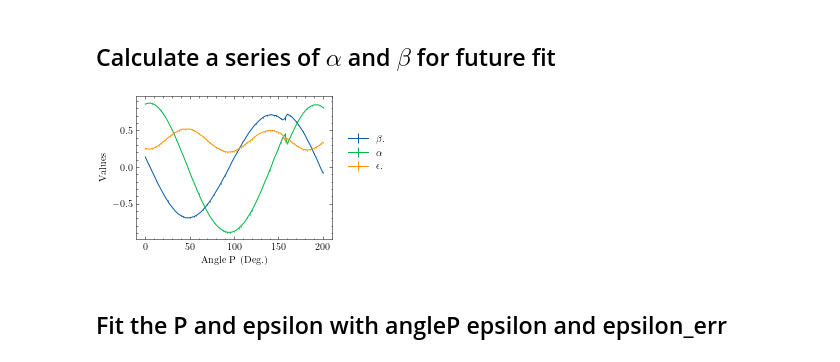
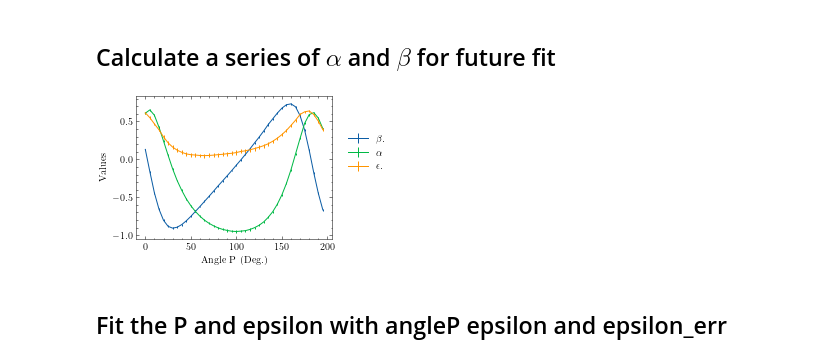
Before and after one commit to cxypnp/refractionIndexJUNO, a Jupyter notebook: fitcalibration_jinhao.ipynb, the cells around one changed output. Drawn from its saved outputs; the diff is of its cells as text; code cells hidden in the pictures.

```diff
--- a/fitcalibration_jinhao.ipynb
+++ b/fitcalibration_jinhao.ipynb
@@ -140,13 +140,14 @@ def reader(filename,angleP,use):
     while(1):
         try:
             temp=next(inputfile).split()
-            if(float(temp[4])!=(angleP)):
+            if temp[4]!=angleP:
                 continue
             data.time.append(i*0.5)
-            if(use=='measurement'):
-                data.current.append(1e6*float(temp[2])-dark_measurement)
-            elif(use=='monitor'):
-                data.current.append(1e6*float(temp[2])-dark_monitor)
+            data.current.append(1e6*float(temp[2]))
+            # if(use=='measurement'):
+                # data.current.append(1e6*float(temp[2])-dark_measurement)
+            # elif(use=='monitor'):
+                # data.current.append(1e6*float(temp[2])-dark_monitor)
             i=i+1
         except StopIteration:
             break
@@ -170,15 +171,15 @@ angleA=npy.array([(i+1)*10/180*pi for i in range(36)])
 angleP=[]
 # angleA=angleA[3:-3]
 
-for ip in range(81):
+for ip in range(40):
     signal_cut=npy.array([])
     time_cut=npy.array([])
-    angleP_temp=ip*2.5    #in degree
+    angleP_temp=ip*5    #in degree
     window=10
     angleP.append(angleP_temp)
     angleP_radian.append(angleP_temp/180*pi)
-    data_measurement=reader('measurement.txt',angleP_temp,'measurement')
-    data_monitor=reader('monitor.txt',angleP_temp,'monitor')
+    data_measurement=reader('dataSi/calibration/measurement.txt','w450'+'p'+str(int(angleP_temp)),'measurement')
+    data_monitor=reader('dataSi/calibration/monitor.txt','w450'+'p'+str(int(angleP_temp)),'monitor')
     # print(len(data_measurement.current))
     # print(len(data_monitor.current))
     length=-len(data_measurement.current)+len(data_monitor.current)
@@ -244,7 +245,7 @@ for ip in range(81):
     fig.legend(bbox_to_anchor=(0.95, 0.7), loc=2, borderaxespad=0)
     # plt.close()
 
-    # if ip< 10: fig.savefig('cali_figure/intensity/'+ str(round(ip*2.5,1))+ 'DegIntensityVsTime.png',dpi=1000)
+    if ip< 5: fig.savefig('cali_figure/'+ str(round(ip*5,0))+ 'DegIntensityVsTime.png',dpi=1000)
     plt.close()
 
     # print(signal_mean)
@@ -300,35 +301,35 @@ for ip in range(81):
     for p, v, e in zip(parameters, para,err):
         fit_info.append(f"{p} = ${v:.3f} \\pm {e:.3f}$")
     ax[1].set_xlabel('Angle A')
     ax[0].set_ylabel('Intensity')
     ax[0].plot(angleA,signal_mean,label='Ori. signal',linewidth=1,color='orange')#,color='blue)
     ax[0].plot(angleA,signal_fit,label='Fitted signal',linestyle="--",color='k',linewidth=1)#,color='blue)
     ax[1].set_ylabel('Ratio')
     ax[1].plot(angleA,ratio_fit,'.',label='Ori. Vs. Fitted',markersize=1)
     plt.fill_between(angleA,npy.mean(ratio_fit)+npy.std(ratio_fit),npy.mean(ratio_fit)-npy.std(ratio_fit),alpha=0.3)
     ax[1].fill
     fig.legend(title="\n".join(fit_info),bbox_to_anchor=(0.95, 0.7), loc=2, borderaxespad=0)
     fig.suptitle(str(ip*2.5)+' Deg. Fit Result')
     # ax[0].legend(title="\n".join(fit_info))
     # ax[0].legend()
     # ax[1].legend()
     fig.patch.set_facecolor('white')
-    # fig.savefig('cali_figure/fit_result/'+ str(ip*2.5)+ 'DegIntensityVsTime.png',dpi=1000)
+    if ip<5: fig.savefig('cali_figure/fit'+ str(ip*5)+ 'DegIntensityVsTime.png',dpi=1000)
     plt.close()
 # print(epsilon)
 # print(epsilon_err)
 fig,ax=plt.subplots()
 ax.errorbar(angleP,beta,beta_err,label='$\\beta$.',linewidth=1)#''',color='orange')'''#,color='blue)
 ax.errorbar(angleP,alpha,alpha_err,label='$\\alpha$',linewidth=1)#,color='orange')#,color='blue)
 ax.errorbar(angleP,epsilon,epsilon_err,label='$\\epsilon$.',linewidth=1)#,color='orange')#,color='blue)
 ax.set_xlabel('Angle P (Deg.)')
 ax.set_ylabel('Values')
 fig.legend(bbox_to_anchor=(0.95, 0.7), loc=2, borderaxespad=0)
 fig.patch.set_facecolor('white')
 fig.savefig('cali_figure/alphabeta.png',dpi=1000)
 # print(angleP)
 # %% [output]
-[figure, old version]
+[figure, new version]
 # %% [markdown]
 ## Fit the P and epsilon with angleP epsilon and epsilon_err
 # %%
```
Also changed, not shown: parts of 1 cell of this notebook.
